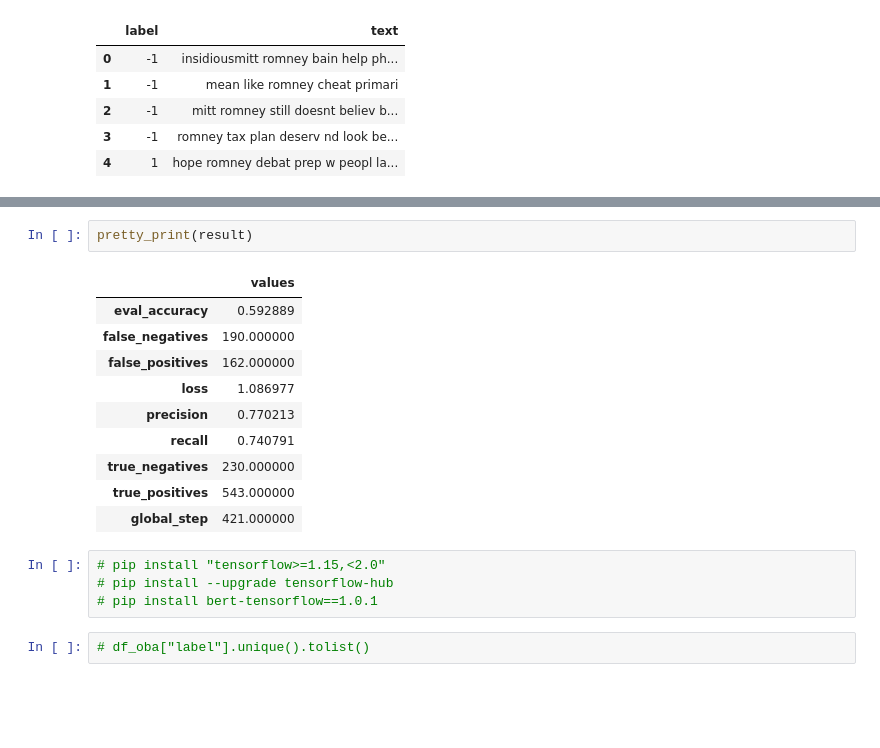
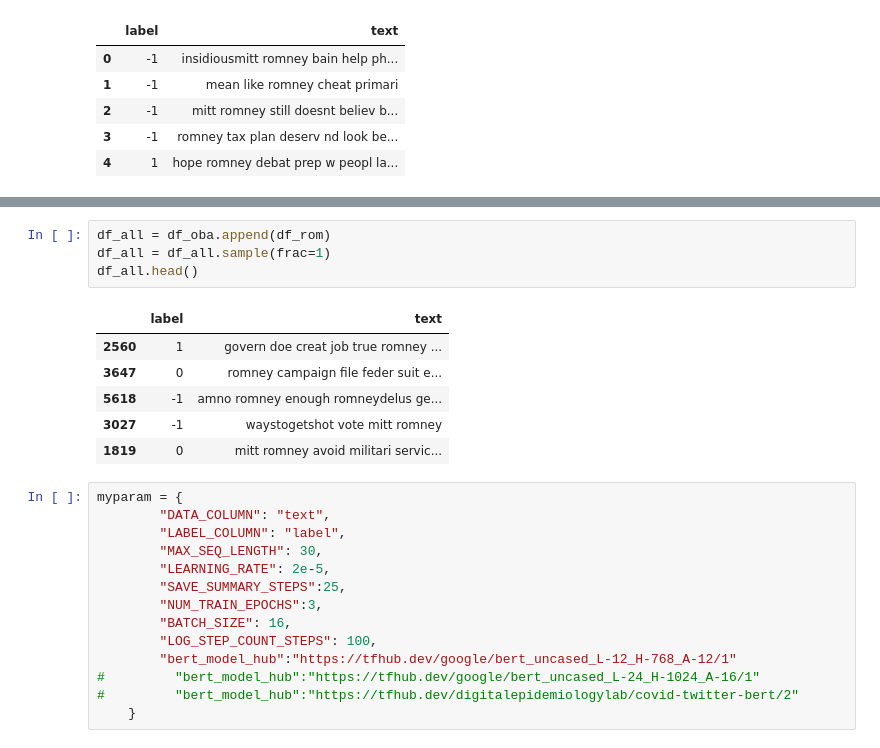
Before and after one commit to chiehhsi/Tweets_Sentiment_Analysis, a Jupyter notebook: BERT.ipynb, the cells around one changed output, grey strips where cells are left out. Cells and saved outputs as stored; diff of their text form; blank space fills up the shorter version.

```diff
--- a/BERT.ipynb
+++ b/BERT.ipynb
@@ -366,19 +299,25 @@ INFO:tensorflow:Saving 'checkpoint_path' summary for global step 421: output/mod
-# %%
-pretty_print(result)
-# %% [output]
-|  | values |
-| eval_accuracy | 0.592889 |
-| false_negatives | 190.000000 |
-| false_positives | 162.000000 |
-| loss | 1.086977 |
-| precision | 0.770213 |
-| recall | 0.740791 |
-| true_negatives | 230.000000 |
-| true_positives | 543.000000 |
-| global_step | 421.000000 |
-# %%
-# pip install "tensorflow>=1.15,<2.0"
-# pip install --upgrade tensorflow-hub
-# pip install bert-tensorflow==1.0.1
-# %%
-# df_oba["label"].unique().tolist()
+# %%
+df_all = df_oba.append(df_rom)
+df_all = df_all.sample(frac=1)
+df_all.head()
+# %% [output]
+|  | label | text |
+| 2560 | 1 | govern doe creat job true romney ... |
+| 3647 | 0 | romney campaign file feder suit e... |
+| 5618 | -1 | amno romney enough romneydelus ge... |
+| 3027 | -1 | waystogetshot vote mitt romney |
+| 1819 | 0 | mitt romney avoid militari servic... |
+# %%
+myparam = {
+        "DATA_COLUMN": "text",
+        "LABEL_COLUMN": "label",
+        "MAX_SEQ_LENGTH": 30,
+        "LEARNING_RATE": 2e-5,
+        "SAVE_SUMMARY_STEPS":25,
+        "NUM_TRAIN_EPOCHS":3,
+        "BATCH_SIZE": 16,
+        "LOG_STEP_COUNT_STEPS": 100,
+        "bert_model_hub":"https://tfhub.dev/google/bert_uncased_L-12_H-768_A-12/1"
+#         "bert_model_hub":"https://tfhub.dev/google/bert_uncased_L-24_H-1024_A-16/1"
+#         "bert_model_hub":"https://tfhub.dev/digitalepidemiologylab/covid-twitter-bert/2"
+    }
```
Also changed, not shown: parts of 51 cells of this notebook.
